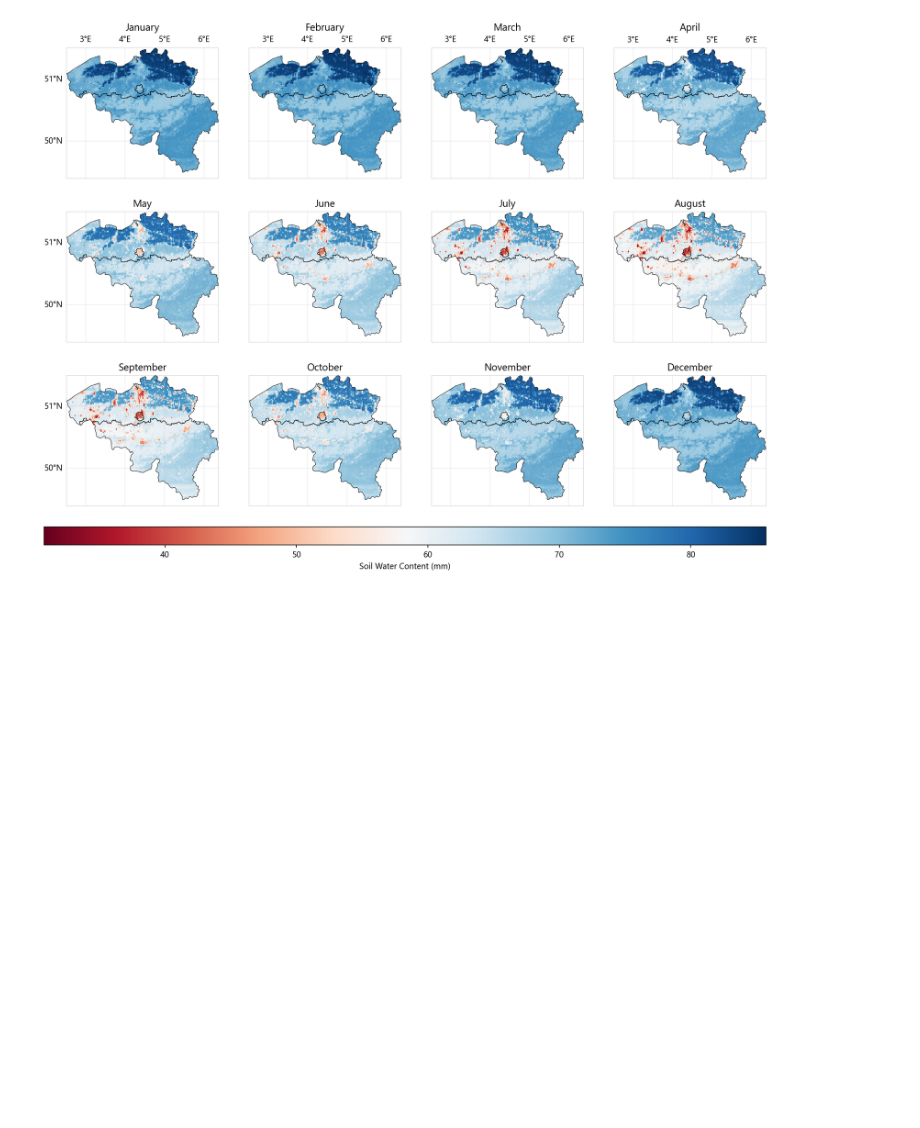
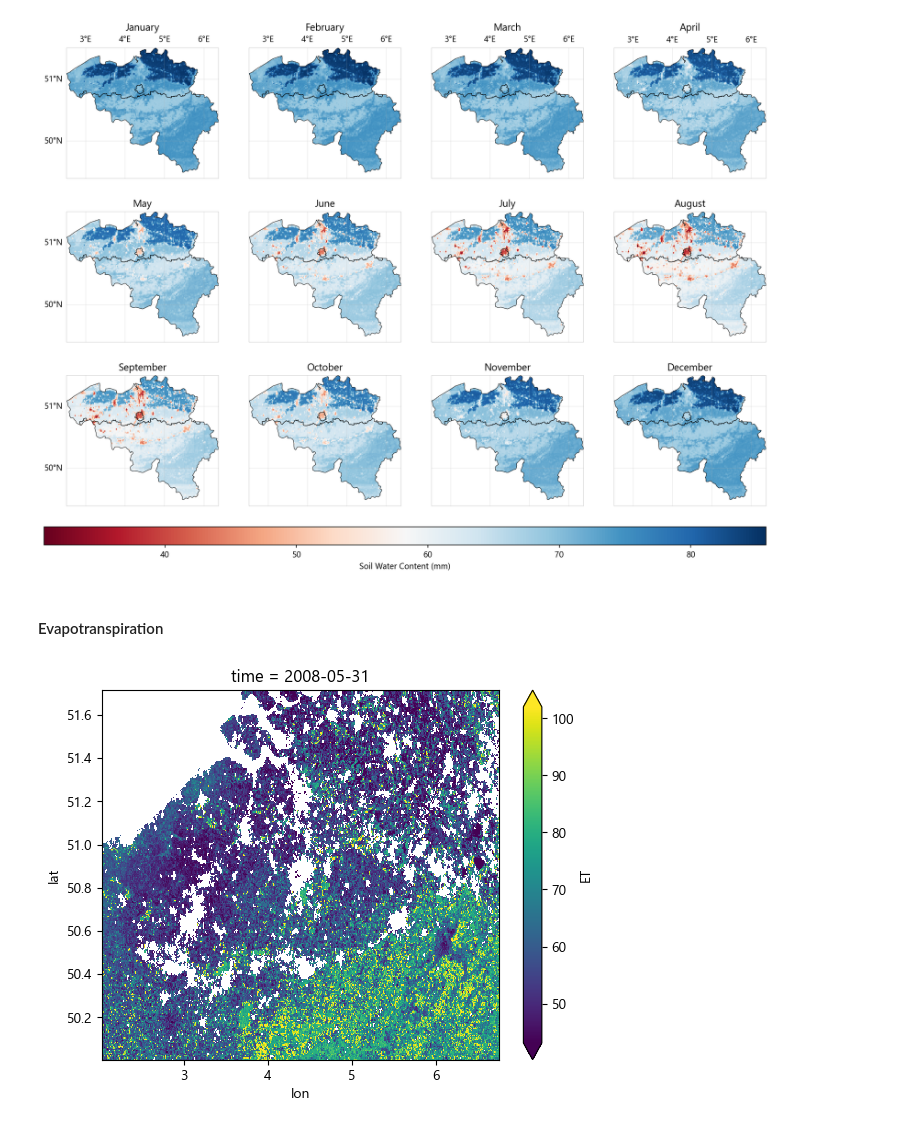
Before and after one commit to klekarkar/mHM_IO_dataprocessing, a Jupyter notebook: model_evaluation.ipynb, the cells around one changed output. Drawn from its saved outputs; the diff is of its cells as text; code cells hidden in the pictures; blank space fills up the shorter version.

Commit message:
Added ET validation plots

```diff
--- a/model_evaluation.ipynb
+++ b/model_evaluation.ipynb
@@ -22,10 +23,13 @@ plt.rcParams['font.sans-serif'] = 'Segoe UI'
 # %%
-src_dir = r"W:/VUB/_main_research/mHM/flow_data/waterinfo_csv/waterinfo_timeseries/"
+src_dir = r"W:/VUB/_main_research/mHM/model_validation_data/waterinfo_csv/"
 station_locations = pd.read_csv(src_dir + "mhm_flow_stations_coordinates.csv")
 sim_flow_mhm = xr.open_dataset(r"W:\VUB\_main_research\mHM\mhm_outputs\mRM_Fluxes_States.nc")
 mhm_fluxes = xr.open_dataset(r"W:\VUB\_main_research\mHM\mhm_outputs\mHM_Fluxes_States.nc")
 #Gleam root zone soil moisture
 gleam_rzsm = xr.open_dataset(r"W:\VUB\_main_research\mHM\mhm_outputs\gleam_EUR_SMrz_EAS_2000_2023.nc")
 
+#MODIS 8day Evapotranspiration
+modis_et = xr.open_dataset(r"W:\VUB\_main_research\mHM\model_validation_data\modis_et\BE_MODIS_ET_20002023.nc")
+
 #shapefile study area
 be_shp = gpd.read_file(r"W:\VUB\_main_research\mHM\mhm_belgium\be_shp\be.shp")
@@ -32,3 +38,13 @@ be_shp = gpd.read_file(r"W:\VUB\_main_research\mHM\mhm_belgium\be_shp\be.shp")
+# %%
+#remove no data values in modis
+min_value = 30000
+max_value = 32767
+modis_data = modis_et['ET']
+
+modis_data_et = modis_data.where((modis_data < min_value) | (modis_data > max_value), np.nan)
+
+# Update the dataset with the modified variable
+#modis_data['ET'] = modis_data
 # %%
 #resample fluxes to month ends
 variables = ['SM_L01','SM_L02','SM_L03','SWC_L01','SWC_L02','SWC_L03','recharge']
@@ -373,3 +389,20 @@ fig.colorbar(im, cax=cbar_ax, orientation='horizontal', label='Soil Water Conten
 plt.show()
 # %% [output]
 [figure]
+# %% [markdown]
+#### Evapotranspiration
+# %%
+#select the variable from mHM and do time slice
+mHM_ET = mhm_fluxes['aET'].sel(time=slice('2000-01-01', '2023-12-27'))
+
+modis_ET_mon = modis_data_et.resample(time='ME').sum()
+mHM_ET_mon = mHM_ET.resample(time='ME').sum()
+modis_ET_mon = modis_ET_mon.where(modis_ET_mon > 0, np.nan)
+mHM_ET_mon = mHM_ET_mon.where(mHM_ET_mon>0, np.nan)
+
+modis_et_monscaled = modis_ET_mon*0.1
+# %%
+(modis_et_monscaled[100]).plot(robust=True)
+plt.show()
+# %% [output]
+[figure, added]
```
Also changed, not shown: parts of 7 cells of this notebook, 4 other files.
